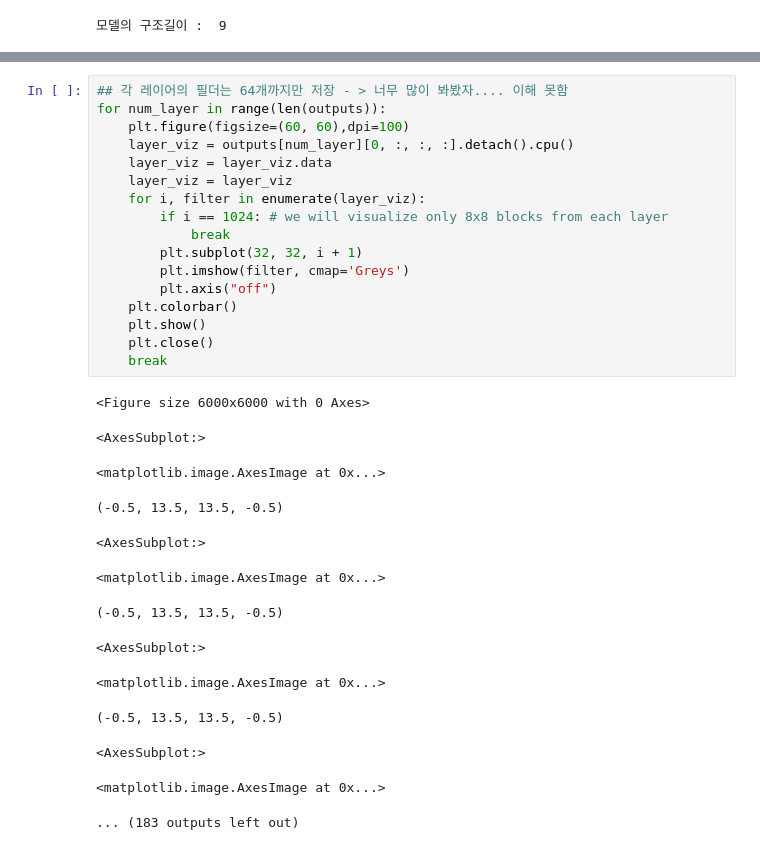
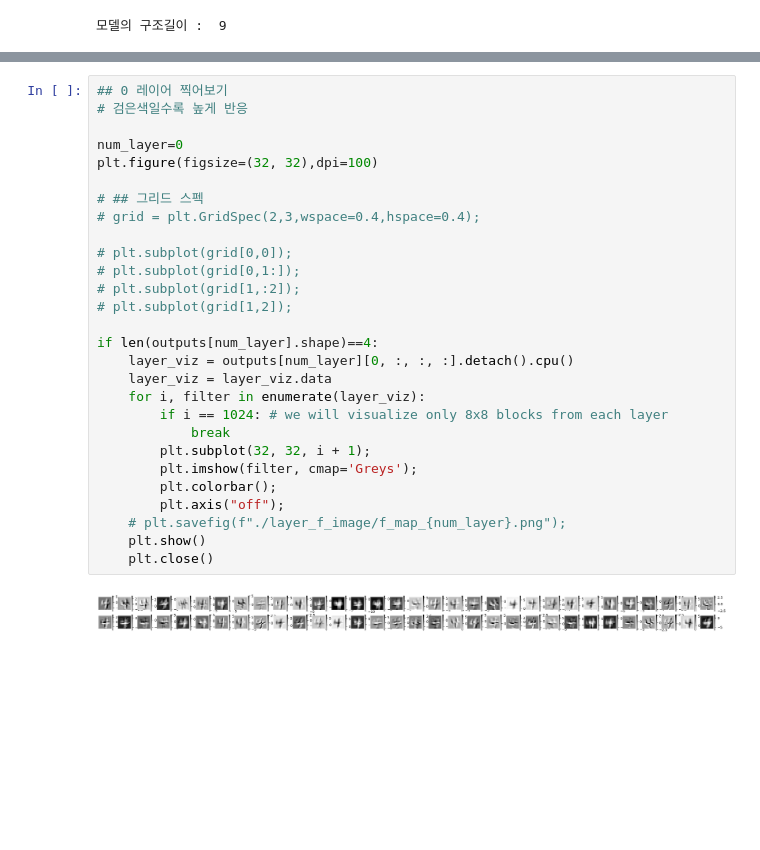
Before and after one commit to kwon-jaehong/fewshot-font-generation, a Jupyter notebook: CBAM/CBAM.ipynb, the cells around one changed output, grey strips where cells are left out. Drawn from its saved outputs; the diff is of its cells as text; blank space fills up the shorter version.

```diff
--- a/CBAM/CBAM.ipynb
+++ b/CBAM/CBAM.ipynb
@@ -512,31 +431,30 @@ tensor(4, device='cuda:0')
 # %%
-## 각 레이어의 필더는 64개까지만 저장 - > 너무 많이 봐봤자.... 이해 못함
-for num_layer in range(len(outputs)):
-    plt.figure(figsize=(60, 60),dpi=100)
+## 0 레이어 찍어보기
+# 검은색일수록 높게 반응
+
+num_layer=0
+plt.figure(figsize=(32, 32),dpi=100)
+
+# ## 그리드 스펙
+# grid = plt.GridSpec(2,3,wspace=0.4,hspace=0.4);
+
+# plt.subplot(grid[0,0]);
+# plt.subplot(grid[0,1:]);
+# plt.subplot(grid[1,:2]);
+# plt.subplot(grid[1,2]);
+
+if len(outputs[num_layer].shape)==4:
     layer_viz = outputs[num_layer][0, :, :, :].detach().cpu()
     layer_viz = layer_viz.data
-    layer_viz = layer_viz
     for i, filter in enumerate(layer_viz):
         if i == 1024: # we will visualize only 8x8 blocks from each layer
             break
-        plt.subplot(32, 32, i + 1)
-        plt.imshow(filter, cmap='Greys')
-        plt.axis("off")
-    plt.colorbar()
+        plt.subplot(32, 32, i + 1);
+        plt.imshow(filter, cmap='Greys');
+        plt.colorbar();
+        plt.axis("off");
+    # plt.savefig(f"./layer_f_image/f_map_{num_layer}.png");
     plt.show()
     plt.close()
-    break
 # %% [output]
-<Figure size 6000x6000 with 0 Axes>
-<AxesSubplot:>
-<matplotlib.image.AxesImage at 0x...>
-(-0.5, 13.5, 13.5, -0.5)
-<AxesSubplot:>
-<matplotlib.image.AxesImage at 0x...>
-(-0.5, 13.5, 13.5, -0.5)
-<AxesSubplot:>
-<matplotlib.image.AxesImage at 0x...>
-(-0.5, 13.5, 13.5, -0.5)
-<AxesSubplot:>
-<matplotlib.image.AxesImage at 0x...>
-... (183 outputs left out)
+[figure, added]
```
Also changed, not shown: parts of 12 cells of this notebook, 24 other files.
